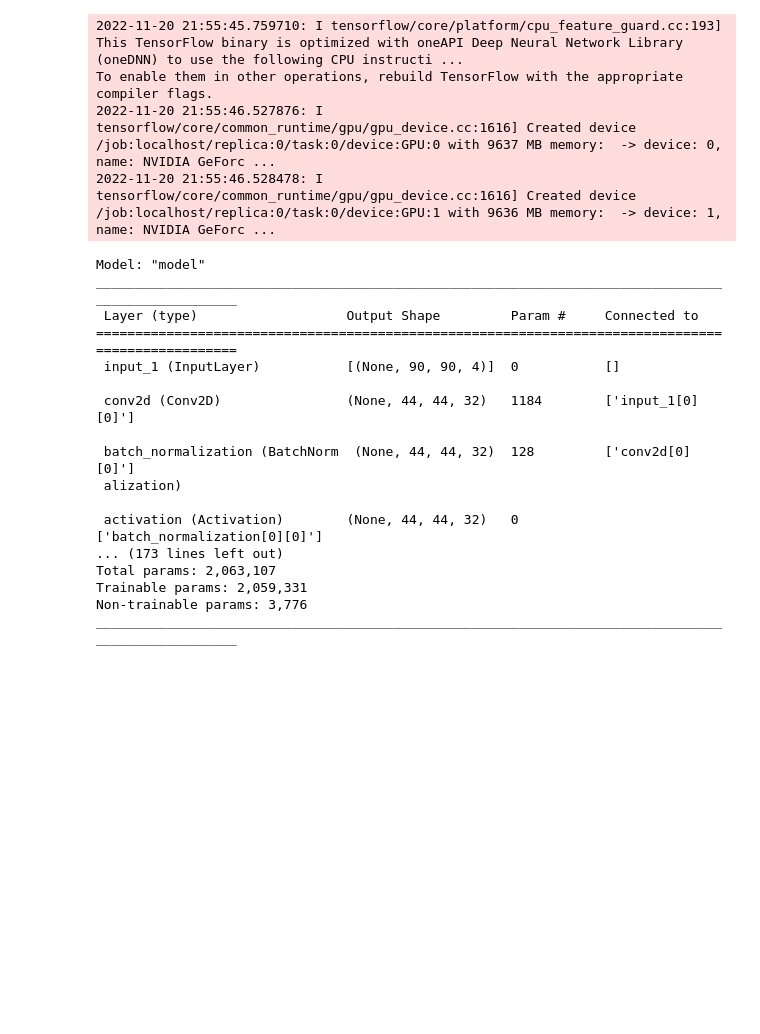
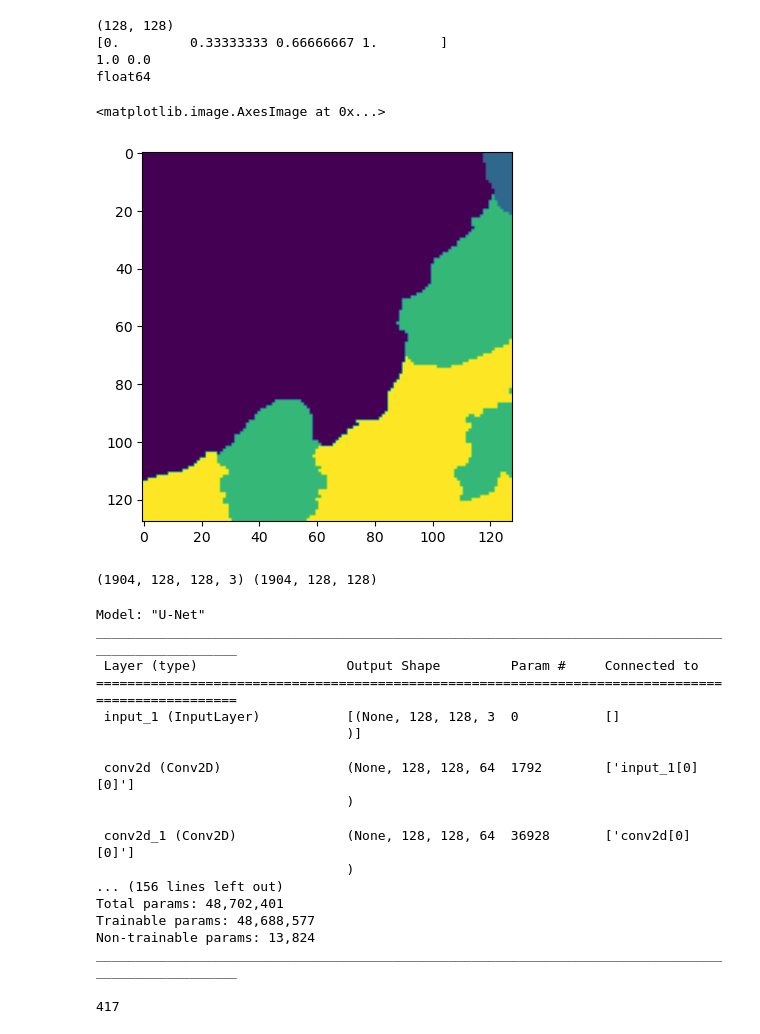
Before and after one commit to tylerjmwhit/Canopy_Damage_segmentation, a Jupyter notebook: segmented_dataset_classification.ipynb, the cells around one changed output. Cells and saved outputs as stored; diff of their text form; code cells hidden in the pictures; blank space fills up the shorter version.

```diff
--- a/segmented_dataset_classification.ipynb
+++ b/segmented_dataset_classification.ipynb
@@ -32,30 +52,45 @@ segmented_naip_new_labels.max()
+# %%
+lbl = segmented_naip_new_labels[10,:,:]
+print(lbl.shape)
+print(np.unique(lbl))
+print(lbl.max(),lbl.min())
+print(lbl.dtype)
+plt.imshow(lbl)
+# %% [output]
+(128, 128)
+[0.         0.33333333 0.66666667 1.        ]
+1.0 0.0
+float64
+<matplotlib.image.AxesImage at 0x...>
+[figure, added]
 # %%
 train_images, test_images, train_labels, test_labels = train_test_split(segmented_naip_images_tif, segmented_naip_new_labels, test_size=.2, shuffle=True)
+print(train_images.shape,train_labels.shape)
+# %% [output]
+(1904, 128, 128, 3) (1904, 128, 128)
 # %%
-model = hp.get_simple_unet_model(segmented_naip_images_tif[0].shape)
+model = hp.build_unet_model()
 model.summary()
+gc.collect()
 # %% [output]
-2022-11-20 21:55:45.759710: I tensorflow/core/platform/cpu_feature_guard.cc:193] This TensorFlow binary is optimized with oneAPI Deep Neural Network Library (oneDNN) to use the following CPU instructi ...
-To enable them in other operations, rebuild TensorFlow with the appropriate compiler flags.
-2022-11-20 21:55:46.527876: I tensorflow/core/common_runtime/gpu/gpu_device.cc:1616] Created device /job:localhost/replica:0/task:0/device:GPU:0 with 9637 MB memory:  -> device: 0, name: NVIDIA GeForc ...
-2022-11-20 21:55:46.528478: I tensorflow/core/common_runtime/gpu/gpu_device.cc:1616] Created device /job:localhost/replica:0/task:0/device:GPU:1 with 9636 MB memory:  -> device: 1, name: NVIDIA GeForc ...
+Model: "U-Net"
+__________________________________________________________________________________________________
+ Layer (type)                   Output Shape         Param #     Connected to
+==================================================================================================
+ input_1 (InputLayer)           [(None, 128, 128, 3  0           []
+                                )]
+
+ conv2d (Conv2D)                (None, 128, 128, 64  1792        ['input_1[0][0]']
+                                )
+
+ conv2d_1 (Conv2D)              (None, 128, 128, 64  36928       ['conv2d[0][0]']
+                                )
+... (156 lines left out)
+Total params: 48,702,401
+Trainable params: 48,688,577
+Non-trainable params: 13,824
+__________________________________________________________________________________________________
-Model: "model"
-__________________________________________________________________________________________________
- Layer (type)                   Output Shape         Param #     Connected to
-==================================================================================================
- input_1 (InputLayer)           [(None, 90, 90, 4)]  0           []
-
- conv2d (Conv2D)                (None, 44, 44, 32)   1184        ['input_1[0][0]']
-
- batch_normalization (BatchNorm  (None, 44, 44, 32)  128         ['conv2d[0][0]']
- alization)
-
- activation (Activation)        (None, 44, 44, 32)   0           ['batch_normalization[0][0]']
-... (173 lines left out)
-Total params: 2,063,107
-Trainable params: 2,059,331
-Non-trainable params: 3,776
-__________________________________________________________________________________________________
+417
 # %%
 test_init = hp.get_test_accuracy(model, test_images, test_labels)
 train_init = hp.get_train_accuracy(model, train_images, train_labels)
```
Also changed, not shown: parts of 10 cells of this notebook, 2 other files.
